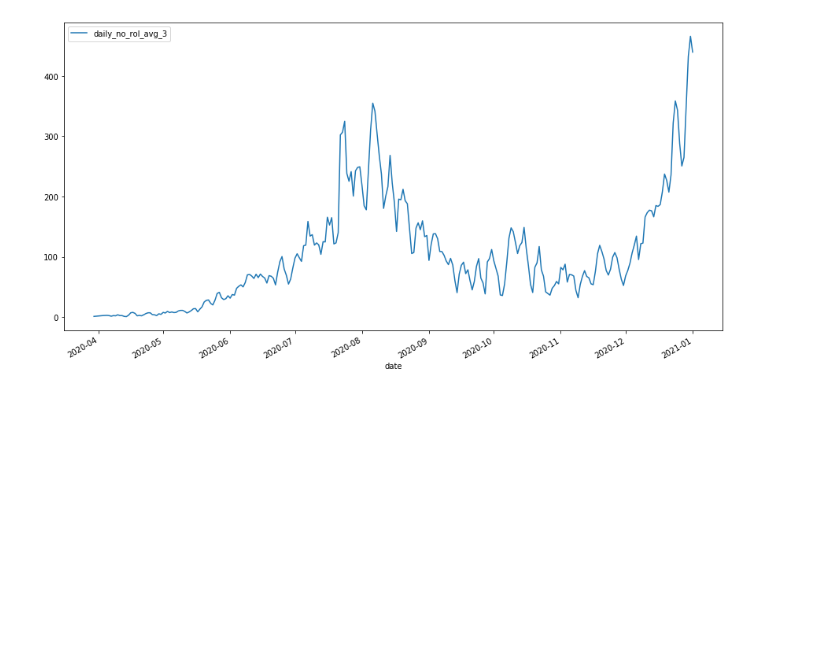
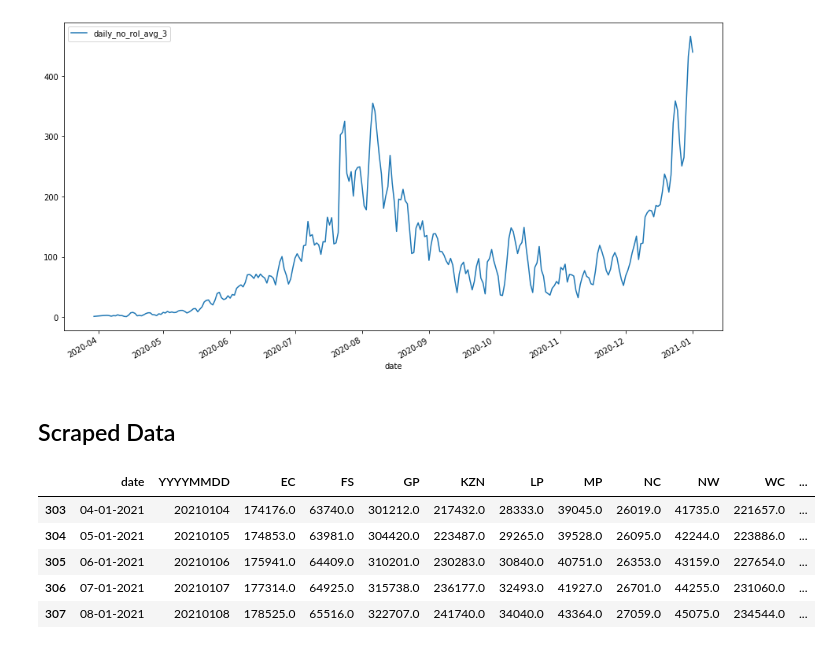
Before and after one commit to SimonRosen173/Covid19SAData_Data, a Jupyter notebook: notebooks/SA_PreProcessing.ipynb, the cells around one changed output. Drawn from its saved outputs; the diff is of its cells as text; code cells hidden in the pictures; blank space fills up the shorter version.

```diff
--- a/notebooks/SA_PreProcessing.ipynb
+++ b/notebooks/SA_PreProcessing.ipynb
@@ -651,3 +651,17 @@ deaths_data[['daily_no_rol_avg_3']].plot(figsize=figsize)
 # %% [output]
 <matplotlib.axes._subplots.AxesSubplot at 0x...>
 [figure]
+# %% [markdown]
+## Scraped Data
+# %%
+base_path = "C:/Users/Simon/Documents/Additional/Data Science/Coronavirus_SA/Website/Covid19SAData_Data/data/scraped/"
+# provincial_cum_cases.csv
+df = pd.read_csv(base_path+"provincial_cum_cases.csv")
+df.tail()
+# %% [output]
+|  | date | YYYYMMDD | EC | FS | GP | KZN | LP | MP | NC | NW | WC | ... |
+| 303 | 04-01-2021 | 20210104 | 174176.0 | 63740.0 | 301212.0 | 217432.0 | 28333.0 | 39045.0 | 26019.0 | 41735.0 | 221657.0 | ... |
+| 304 | 05-01-2021 | 20210105 | 174853.0 | 63981.0 | 304420.0 | 223487.0 | 29265.0 | 39528.0 | 26095.0 | 42244.0 | 223886.0 | ... |
+| 305 | 06-01-2021 | 20210106 | 175941.0 | 64409.0 | 310201.0 | 230283.0 | 30840.0 | 40751.0 | 26353.0 | 43159.0 | 227654.0 | ... |
+| 306 | 07-01-2021 | 20210107 | 177314.0 | 64925.0 | 315738.0 | 236177.0 | 32493.0 | 41927.0 | 26701.0 | 44255.0 | 231060.0 | ... |
+| 307 | 08-01-2021 | 20210108 | 178525.0 | 65516.0 | 322707.0 | 241740.0 | 34040.0 | 43364.0 | 27059.0 | 45075.0 | 234544.0 | ... |
```
Also changed, not shown: parts of 18 cells of this notebook, 27 other files.
